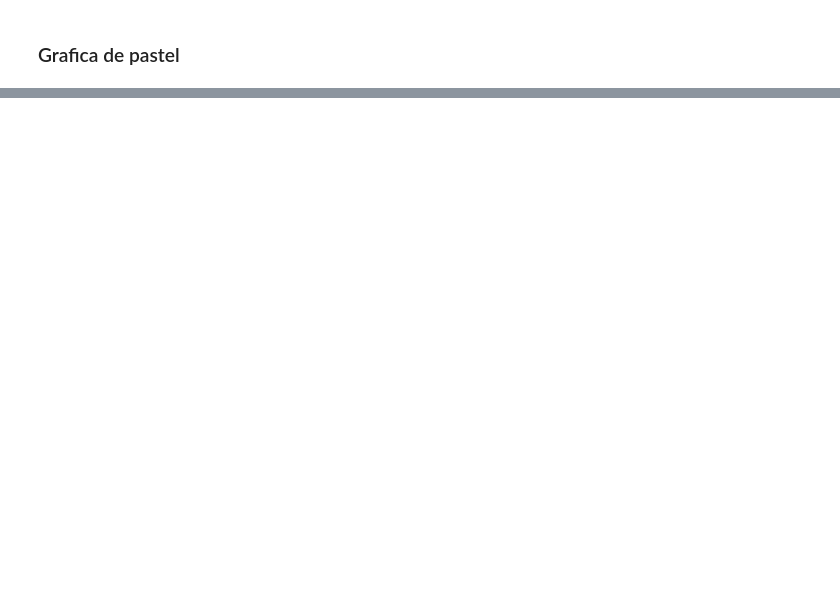
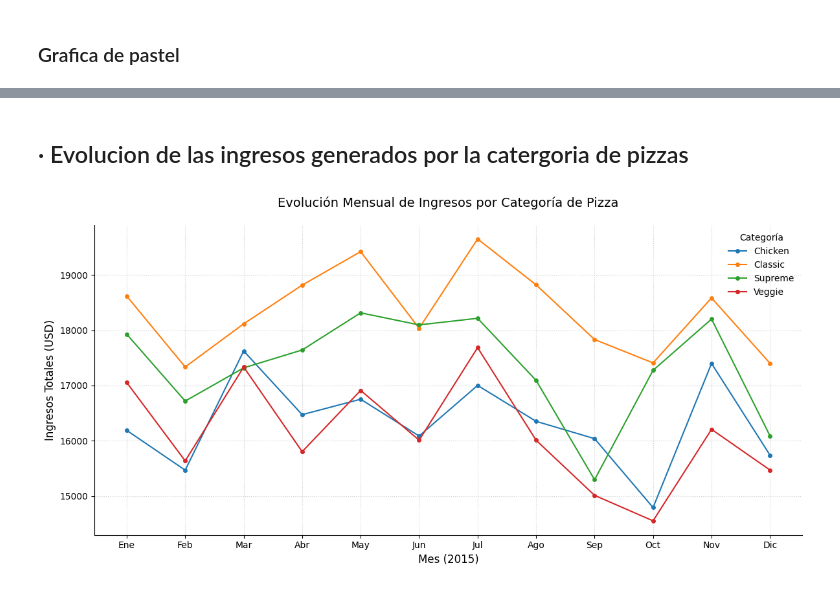
Before and after one commit to Joan735/PythonRA2, a Jupyter notebook: pizza/pizza.ipynb, the cells around one changed output, grey strips where cells are left out. Drawn from its saved outputs; the diff is of its cells as text; code cells hidden in the pictures; blank space fills up the shorter version.

```diff
--- a/pizza/pizza.ipynb
+++ b/pizza/pizza.ipynb
@@ -628,0 +687,48 @@ plt.show()
+# %% [markdown]
+## · Evolucion de las ingresos generados por la catergoria de pizzas
+# %%
+import pandas as pd
+import matplotlib.pyplot as plt
+
+# 1. Cargar datos con la codificación corregida
+orders = pd.read_csv('orders.csv')
+order_details = pd.read_csv('order_details.csv')
+pizzas = pd.read_csv('pizzas.csv')
+pizza_types = pd.read_csv('pizza_types.csv', encoding='latin1')
+
+# 2. Unir todas las tablas para tener Fechas, Precios y Categorías
+df = order_details.merge(pizzas, on='pizza_id')
+df = df.merge(pizza_types, on='pizza_type_id')
+df = df.merge(orders, on='order_id')
+
+# 3. Preparar los datos temporales
+df['date'] = pd.to_datetime(df['date'])
+df['month'] = df['date'].dt.month # Extraemos el número del mes
+df['revenue'] = df['quantity'] * df['price']
+
+# 4. Agrupar por mes y categoría
+evolucion = df.groupby(['month', 'category'])['revenue'].sum().unstack()
+
+# 5. Crear la gráfica de líneas finas
+plt.figure(figsize=(12, 6))
+
+# Dibujamos cada categoría con una línea fina
+for categoria in evolucion.columns:
+    plt.plot(evolucion.index, evolucion[categoria], marker='o', markersize=4, linewidth=1.5, label=categoria)
+
+# Configuración estética
+plt.title('Evolución Mensual de Ingresos por Categoría de Pizza', fontsize=14, pad=20)
+plt.xlabel('Mes (2015)', fontsize=12)
+plt.ylabel('Ingresos Totales (USD)', fontsize=12)
+plt.xticks(range(1, 13), ['Ene', 'Feb', 'Mar', 'Abr', 'May', 'Jun', 'Jul', 'Ago', 'Sep', 'Oct', 'Nov', 'Dic'])
+plt.legend(title='Categoría', frameon=False)
+plt.grid(True, linestyle=':', alpha=0.6)
+
+# Eliminar bordes para un look más moderno
+plt.gca().spines['top'].set_visible(False)
+plt.gca().spines['right'].set_visible(False)
+
+plt.tight_layout()
+plt.show()
+# %% [output]
+[figure, added]
```
Also changed, not shown: parts of 9 cells of this notebook, 1 other file.
